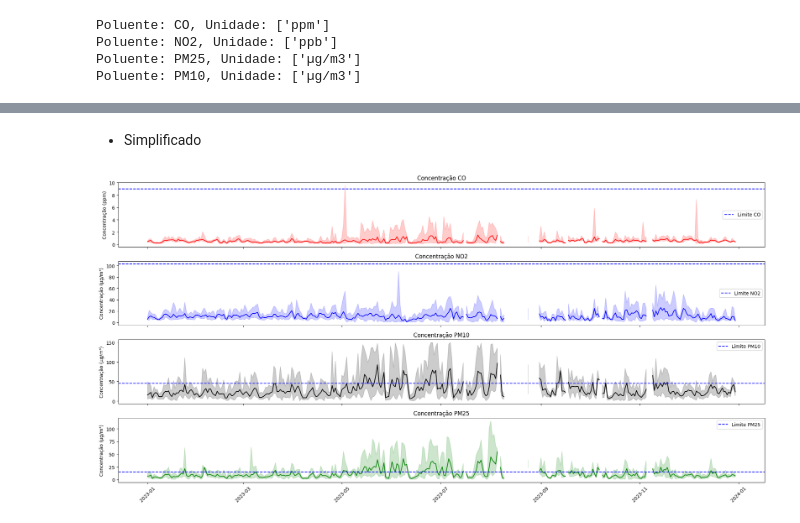
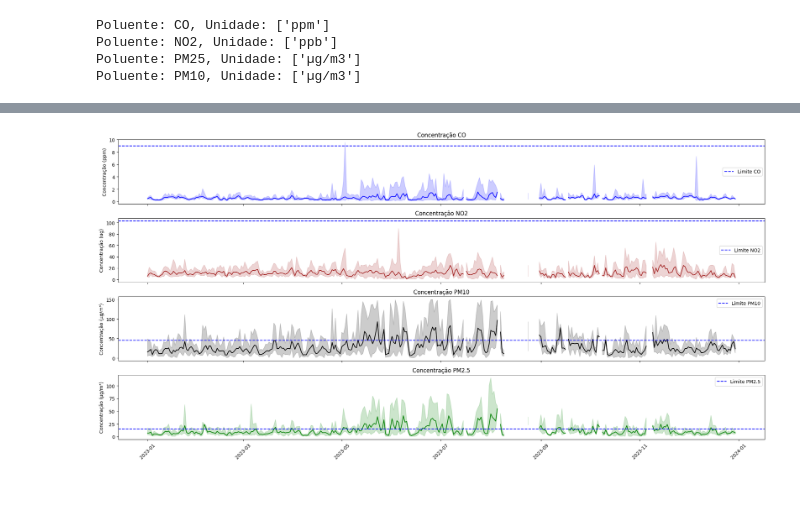
Before and after one commit to Marcosperrude/ENS410064, a Jupyter notebook: scripts/Atividade3.ipynb, the cells around one changed output, grey strips where cells are left out. Cells and saved outputs as stored; diff of their text form; code cells hidden in the pictures; blank space fills up the shorter version.

```diff
--- a/scripts/Atividade3.ipynb
+++ b/scripts/Atividade3.ipynb
@@ -106,15 +53,13 @@ plt.show()
 # %%
 data = [
     (df_co, 'Concentração CO', 'Concentração (ppm)', 9, 'blue'),
-    (df_no2, 'Concentração NO2', 'Concentração (ug)', 102.79, 'orange'),
+    (df_no2, 'Concentração NO2', 'Concentração (ug)', 102.79, 'brown'),
     (df_pm10, 'Concentração PM10', 'Concentração (µg/m³)', 45, 'black'),
     (df_PM25, 'Concentração PM2.5', 'Concentração (µg/m³)', 15, 'green')
 ]
 
-# Criando subplots
 fig, ax = plt.subplots(4, sharex=True, figsize=(20, 10))
 
-# Loop para plotar cada gráfico
 for i, (df, title, ylabel, limite, color) in enumerate(data):
     ax[i].plot(df.index, df['Valor'], color=color)
     ax[i].axhline(y=limite, color='blue', linestyle='--', label=f'Limite {title.split()[1]}')
@@ -122,8 +67,8 @@ for i, (df, title, ylabel, limite, color) in enumerate(data):
     ax[i].set_ylabel(ylabel)
     ax[i].legend()
 
-# Ajustando o eixo x do último subplot
 ax[3].tick_params(axis='x', rotation=45)
-
+plt.tight_layout()
+plt.savefig(r"C:\Users\marcos perrude\Documents\ENS410064\figuras\ATV3\dados_diarios.png")
 plt.show()
 # %% [output]
@@ -213,38 +76,21 @@ plt.show()
-# %% [markdown]
-- Simplificado
 # %%
-# Lista de poluentes com suas propriedades
-poluentes = {
-    "CO": ('red', 9, 'ppm'),
-    "NO2": ('blue', 102.79, 'µg/m³'),
-    "PM10": ('black', 45, 'µg/m³'),
-    "PM25": ('green', 15, 'µg/m³')
-}
+fig, ax = plt.subplots(4, sharex=True, figsize=(20, 10))
 
-# Criando subplots
-fig, ax = plt.subplots(len(poluentes), 1, sharex=True, figsize=(20, 10))
-
-# Processando e plotando os dados
-for i, (poluente, (color, limite, unidade)) in enumerate(poluentes.items()):
-    dff = df_PR012.query(f'Poluente == "{poluente}"')
-
-    # Resample e agregação para os dados filtrados
-    media_diaria = dff['Valor'].resample('D').mean()
-    min_diaria = dff['Valor'].resample('D').min()
-    max_diaria = dff['Valor'].resample('D').max()
-
+for i, (Poluentes, title, ylabel, limite, color) in enumerate(data):
+    media_diaria = Poluentes['Valor'].resample('D').mean()
+    min_diaria = Poluentes['Valor'].resample('D').min()
+    max_diaria = Poluentes['Valor'].resample('D').max()
     ax[i].plot(media_diaria.index, media_diaria, color=color)
     ax[i].fill_between(media_diaria.index, min_diaria, max_diaria, color=color, alpha=0.2)
-    ax[i].axhline(y=limite, color='blue', linestyle='--', label=f'Limite {poluente}')
-
-    ax[i].set_title(f'Concentração {poluente}')
-    ax[i].set_ylabel(f'Concentração ({unidade})')
+    ax[i].axhline(y=limite, color='blue', linestyle='--', label=f'Limite {title.split()[1]}')
+    ax[i].set_title(title)
+    ax[i].set_ylabel(ylabel)
     ax[i].legend()
 
-# Ajustando o eixo x do último subplot
-ax[-1].tick_params(axis='x', rotation=45)
+ax[3].tick_params(axis='x', rotation=45)
 
 plt.tight_layout()
+plt.savefig(r"C:\Users\marcos perrude\Documents\ENS410064\figuras\ATV3\dados_mensais.png")
 plt.show()
 # %% [output]
-[figure, old version]
+[figure, new version]
```
Also changed, not shown: parts of 29 cells of this notebook.
